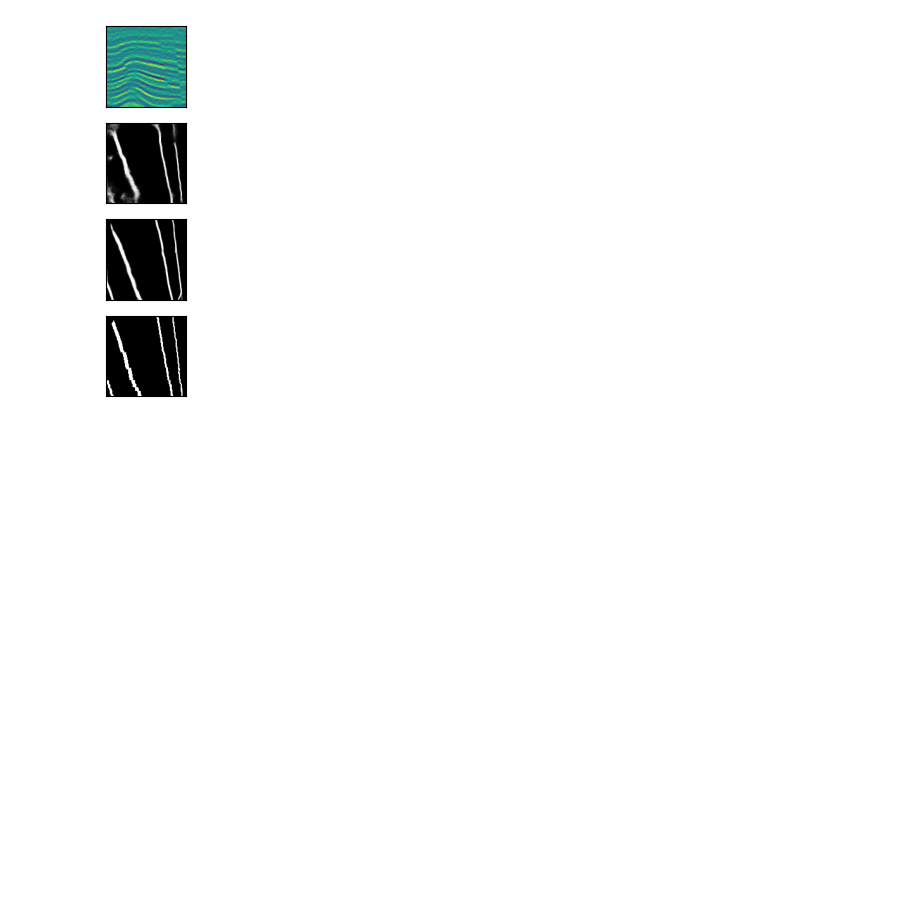
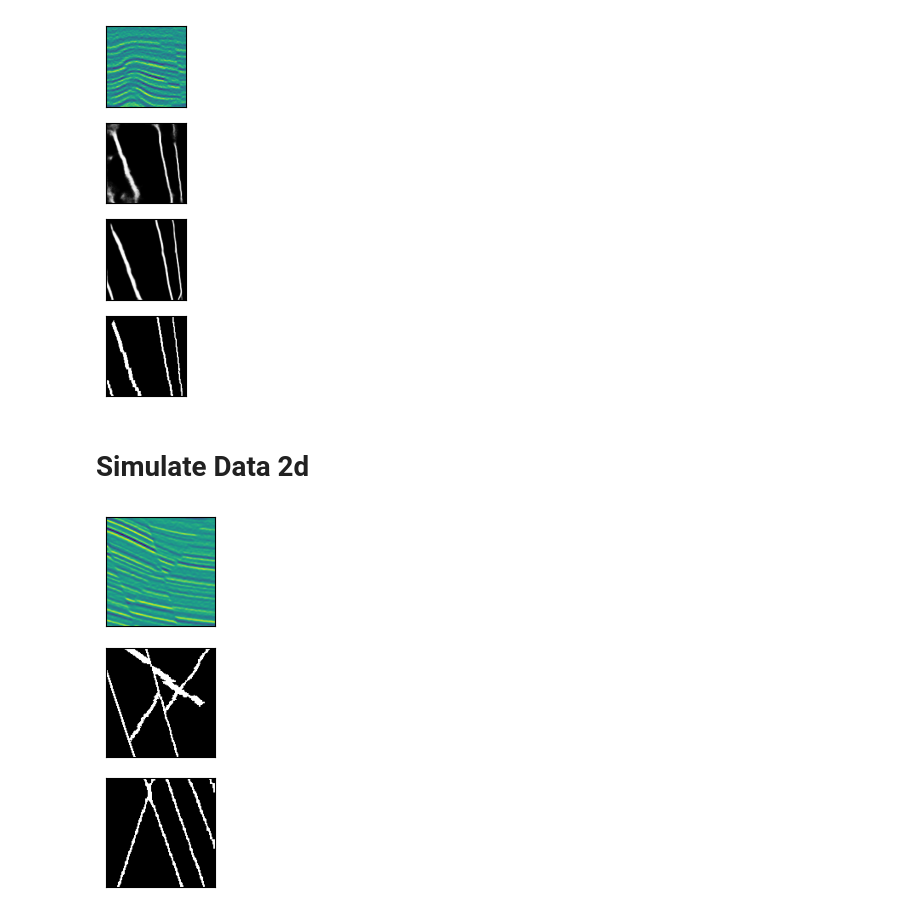
Before and after one commit to Kinlyran/Fault_Recong_zzr, a Jupyter notebook: visualize.ipynb, the cells around one changed output. Drawn from its saved outputs; the diff is of its cells as text; code cells hidden in the pictures; blank space fills up the shorter version.

```diff
--- a/visualize.ipynb
+++ b/visualize.ipynb
@@ -89,3 +91,30 @@ fig.axes.yaxis.set_visible(False)
 plt.show()
 # %% [output]
 [figure]
+# %% [markdown]
+# Simulate Data 2d
+# %%
+data_root_dir = '/home/zhangzr/FaultRecongnition/Fault_data/2d-simulate-data'
+pred_root_dir = '/home/zhangzr/FaultRecongnition/mmsegmentation-master/test_results/upernet_swin_base_patch4_window7_128x128_less_aug'
+cube_id = 0
+slice_id = 100
+split = 'train'
+seis = cv2.imread(os.path.join(data_root_dir, split, 'image', f'cube_{cube_id}_slice_{slice_id}.png'), cv2.IMREAD_UNCHANGED)
+gt = cv2.imread(os.path.join(data_root_dir, split, 'ann', f'cube_{cube_id}_slice_{slice_id}.png'), cv2.IMREAD_UNCHANGED)
+pred = cv2.imread(os.path.join(pred_root_dir, f'cube_{cube_id}_slice_{slice_id}.png'), cv2.IMREAD_UNCHANGED)
+# %%
+plt.subplot(3,1,1)
+fig = plt.imshow(seis)
+fig.axes.xaxis.set_visible(False)
+fig.axes.yaxis.set_visible(False)
+plt.subplot(3,1,2)
+fig = plt.imshow(1-gt, cmap='binary')
+fig.axes.xaxis.set_visible(False)
+fig.axes.yaxis.set_visible(False)
+plt.subplot(3,1,3)
+fig = plt.imshow(1-pred, cmap='binary')
+fig.axes.xaxis.set_visible(False)
+fig.axes.yaxis.set_visible(False)
+plt.show()
+# %% [output]
+[figure, added]
```
Also changed, not shown: parts of 1 cell of this notebook, 4 other files.
